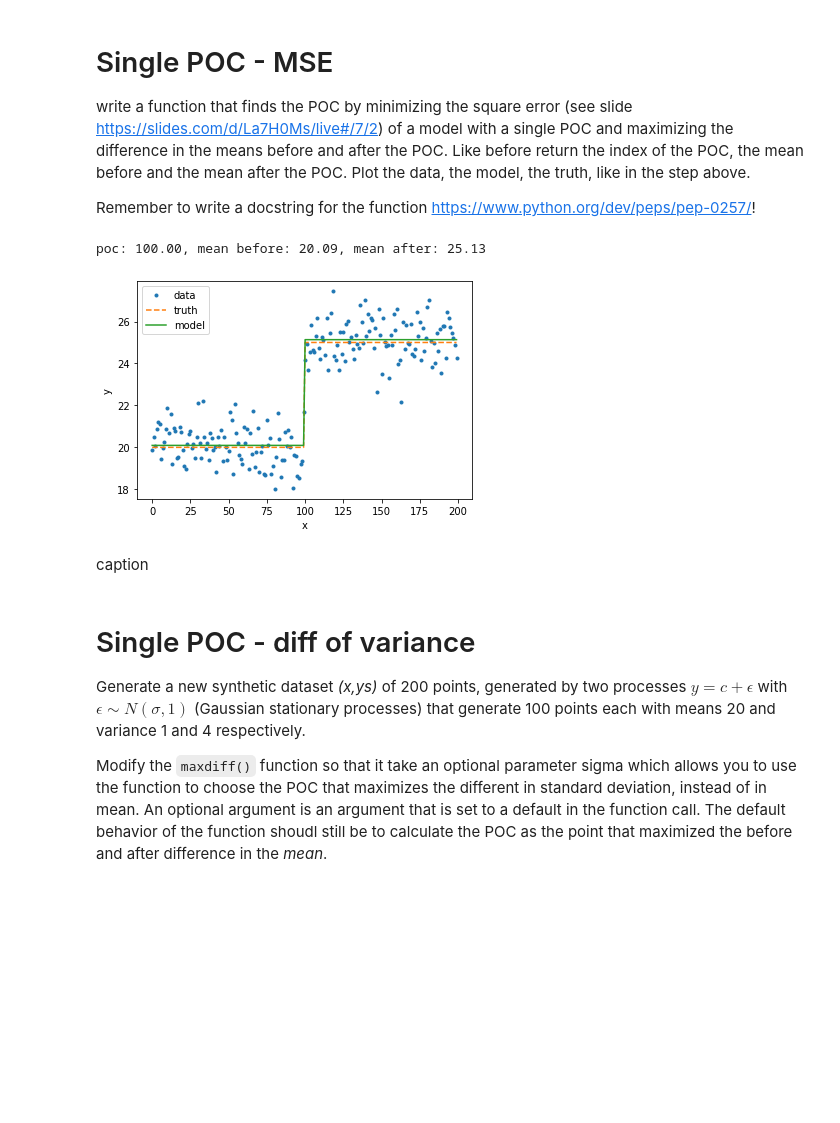
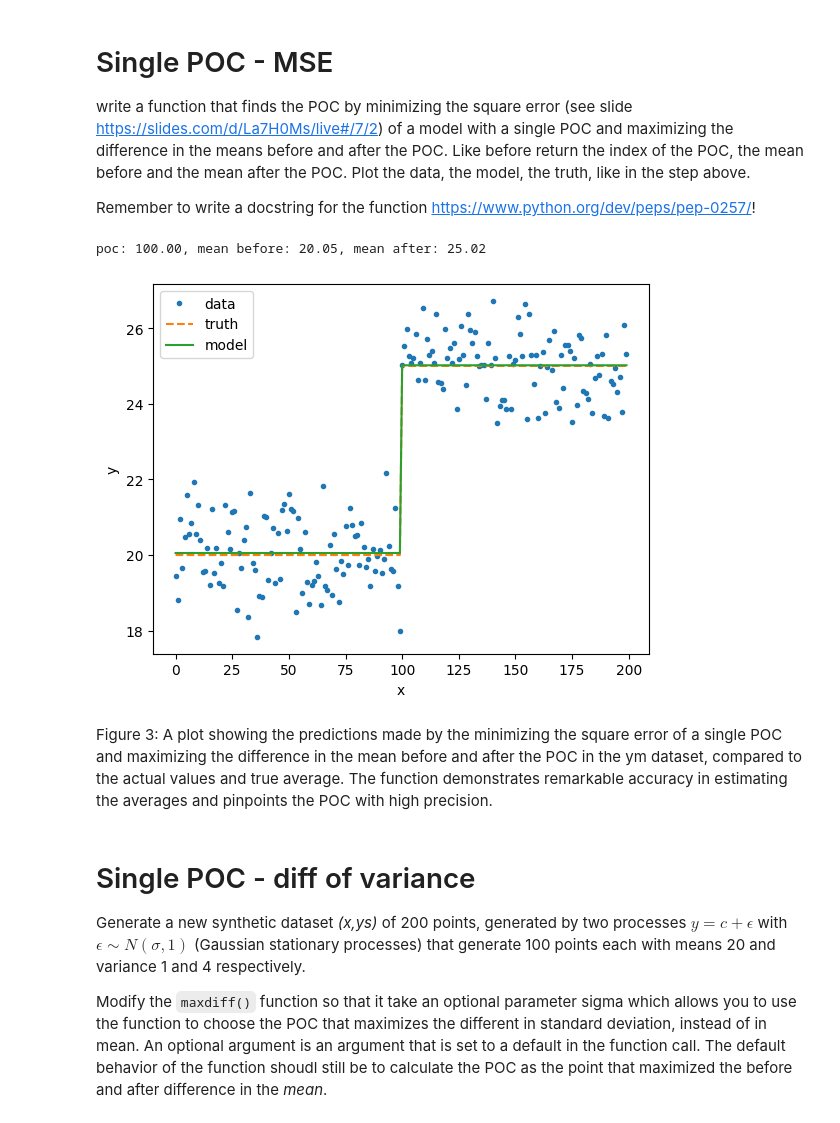
Before and after one commit to Osujan/MLTSA25_SShrestha, a Jupyter notebook: HW5/chchchchanges_instructions.ipynb, the cells around one changed output. Cells and saved outputs as stored; diff of their text form; code cells hidden in the pictures; blank space fills up the shorter version.

```diff
--- a/HW5/chchchchanges_instructions.ipynb
+++ b/HW5/chchchchanges_instructions.ipynb
@@ -77,21 +72,51 @@ Plot the data, the model, the truth, like in the step above.
 
 
 Remember to write a docstring for the function https://www.python.org/dev/peps/pep-0257/!
-# %%
-def poc_mse(...)
-    ...
-    return poc, before, after
+# %%
+def poc_mse(y):
+    '''
+    This function finds the POC by minimizing the square error and maximizing the difference
+    in the means before and after the POC.
+  Input:
+    y: vector of endogenouos variables
+    Output:
+    poc: index of the POC
+    before: mean before the POC
+    after: mean after the POC
+    '''
+    N = len(y)
+    f = np.nanmean
+    poc, diff, before, after = 0, 0, np.nan, np.nan
+    mse = float('inf')
+    for i in range(1, N):
+        bmean = f(y[:i])
+        amean = f(y[i:])
+        mseHere = np.sum((y[:i] - bmean)**2) + np.sum((y[i:] - amean)**2)
+        diff_here = np.abs(amean - bmean)
+
+        if  diff < diff_here and mse > mseHere:
+            diff = diff_here
+            mse = mseHere
+            poc = i
+            before, after = bmean, amean
+    return(poc, before, after)
 # %%
 
 print("poc: {:.2f}, mean before: {:.2f}, mean after: {:.2f}".format(*poc_mse(ym)))
 # %% [output]
-poc: 100.00, mean before: 20.09, mean after: 25.13
+poc: 100.00, mean before: 20.05, mean after: 25.02
-# %%
-...
-# %% [output]
-[figure, removed]
-# %% [markdown]
-caption
+# %%
+poc, before, after = poc_mse(ym)
+pl.plot(x, ym, '.', label="data")
+pl.plot(range(200), [mu1] * 100 + [mu2] * 100, '--', label="truth")
+pl.plot(x, [before] * poc + [after] * (len(ym) - poc), label="model")
+pl.xlabel('x')
+pl.ylabel('y');
+pl.legend();
+# %% [output]
+[figure, added]
+# %% [markdown]
+Figure 3: A plot showing the predictions made by the minimizing the square error of a single POC and maximizing the difference in the mean before and after the POC in the ym dataset, compared to the actual values and true average. The function demonstrates remarkable accuracy in estimating the averages and pinpoints the POC with high precision.
 # %% [markdown]
 # Single POC - diff of variance
 Generate a new synthetic dataset _(x,ys)_ of 200 points, generated by two processes $ y =c + \epsilon$ with $\epsilon \sim N(\sigma,1)$ (Gaussian stationary processes) that generate 100 points each with means 20 and variance 1 and 4 respectively.
```
Also changed, not shown: parts of 27 cells of this notebook.
